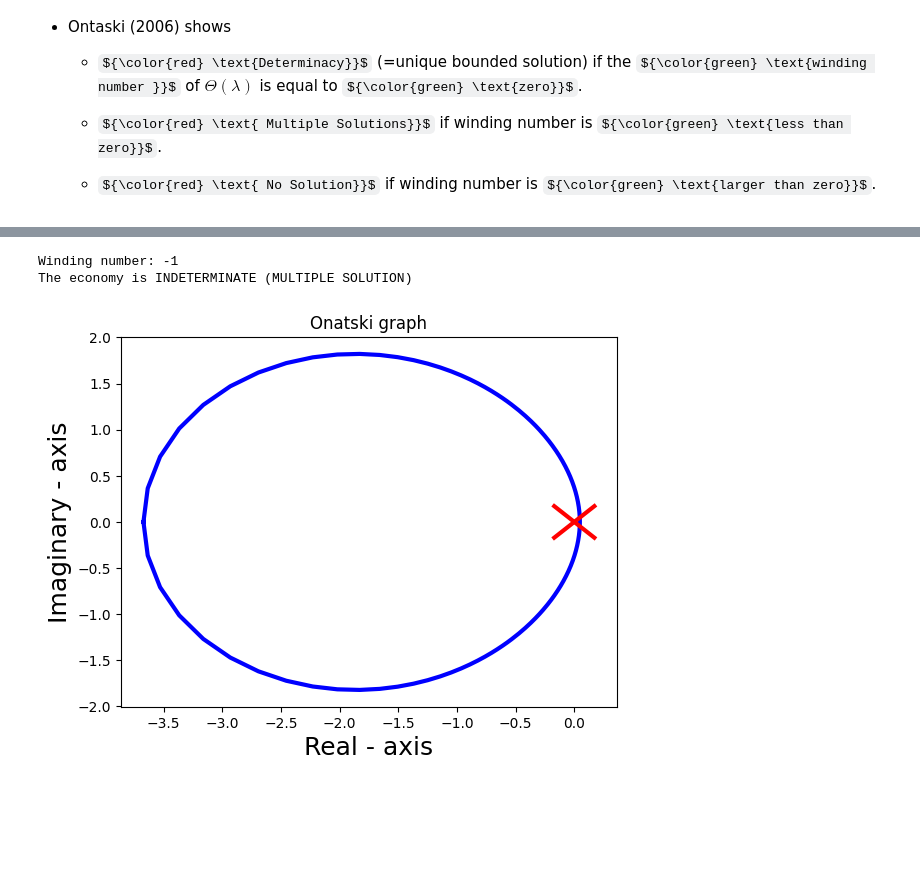
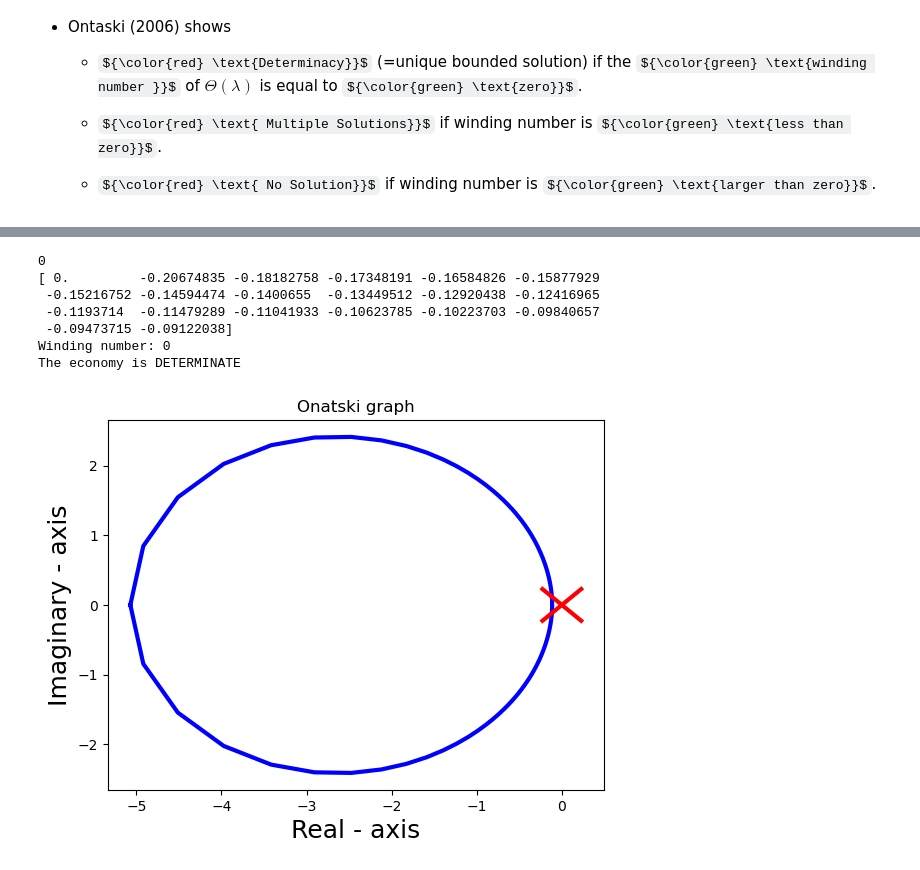
Before and after one commit to alfredlovgren/local-determinacy, a Jupyter notebook: notebooks/HA_Flex_Real.ipynb, the cells around one changed output, grey strips where cells are left out. Cells and saved outputs as stored; diff of their text form; code cells hidden in the pictures; some formulas as TeX source; blank space fills up the shorter version.

```diff
--- a/notebooks/HA_Flex_Real.ipynb
+++ b/notebooks/HA_Flex_Real.ipynb
@@ -71,8 +71,8 @@ def monetary(piL, rstar , rscale, phi,piss):
         return rN
 
 @simple
-def monetaryReal(piL, rN, Div, B,F):
-        r = (1 + rN) / (1 + piL(+1)) - 1 + (Div-F)/B
+def monetaryReal(piL, rN, Div, B,F,Realshock):
+        r = (1 + rN) / (1 + piL(+1)) - 1 + (Div-F)/B + Realshock
         return r
 
 @simple
@@ -84,7 +84,8 @@ def fiscal(rN, B, w, piL):
 @simple
 def mkt_clearing(A, B,Bss):
         asset_mkt = (A - B)/Bss
-        return asset_mkt
+        bonds = B
+        return asset_mkt, bonds
 
 
 @simple
@@ -100,9 +101,9 @@ blocks_ss = [hh1,monetary, monetaryReal, fiscal, mkt_clearing, nkpc_ss]
 ha_ss = create_model(blocks_ss, name="One-Asset Simple HANK SS")
 
 
-calibration = {'eis': 1, 'rho_e': 0.945, 'sd_e': 0.7, 'n_e': 13,
+calibration = {'eis': 1, 'rho_e': 0.9878, 'sd_e': 0.7, 'n_e': 13,
                'min_a': 0.0, 'max_a': 1000, 'n_a': 200, 'piL': 0.0, 'piss': 0.0,  'w': 1.0,
-               'mu': 1.1, 'rstar': 0.0125, 'rN': 0.0125, 'rscale': 1.0125 , 'phi': 1-5, 'B': 4,'Bss': 4}
+               'mu': 1.1, 'rstar': 0.0125, 'rN': 0.0125, 'Realshock': 0.0, 'rscale': 1.0125 , 'phi': 0.0, 'B': 4,'Bss': 4}
 
 unknowns_ss = {'beta': 0.986}
 targets_ss = {'asset_mkt': 0}
@@ -148,20 +159,28 @@ ss = ha.steady_state(ss0)
 # %%
 T = 300
 
+exogenous = ['Realshock']
 unknowns = ['piL']
+targets = ['asset_mkt','bonds']
+
+H_U = ha.jacobian(ss, unknowns, targets, T=T)
+H_Z = ha.jacobian(ss, exogenous, targets, T=T)
+
 targets = ['asset_mkt']
 
-H_U = ha.jacobian(ss, unknowns, targets, T=T)
+onatski, dU = ld.onatski(targets = targets, endogenous = unknowns,  predetermined=[0], lags=[1] , T =T, ss0=ss0, H_U = H_U,  exogenous = 'Realshock', H_Z = H_Z)
 
-onatski = ld.onatski(targets = targets, endogenous = unknowns, T =T, ss0=ss0, H_U = H_U)
-
-windingNumber = ld.onatskiWindingNumber(onatski)
 
 windingNumber = ld.onatskiWindingNumber(onatski)
 print(ld.checkSolutions(windingNumber))
 
 ld.plot(onatski)
 # %% [output]
-Winding number: -1
-The economy is INDETERMINATE (MULTIPLE SOLUTION)
+0
+[ 0.         -0.20674835 -0.18182758 -0.17348191 -0.16584826 -0.15877929
+ -0.15216752 -0.14594474 -0.1400655  -0.13449512 -0.12920438 -0.12416965
+ -0.1193714  -0.11479289 -0.11041933 -0.10623785 -0.10223703 -0.09840657
+ -0.09473715 -0.09122038]
+Winding number: 0
+The economy is DETERMINATE
-[figure, old version]
+[figure, new version]
```
Also changed, not shown: parts of 2 cells of this notebook, 9 other files.
